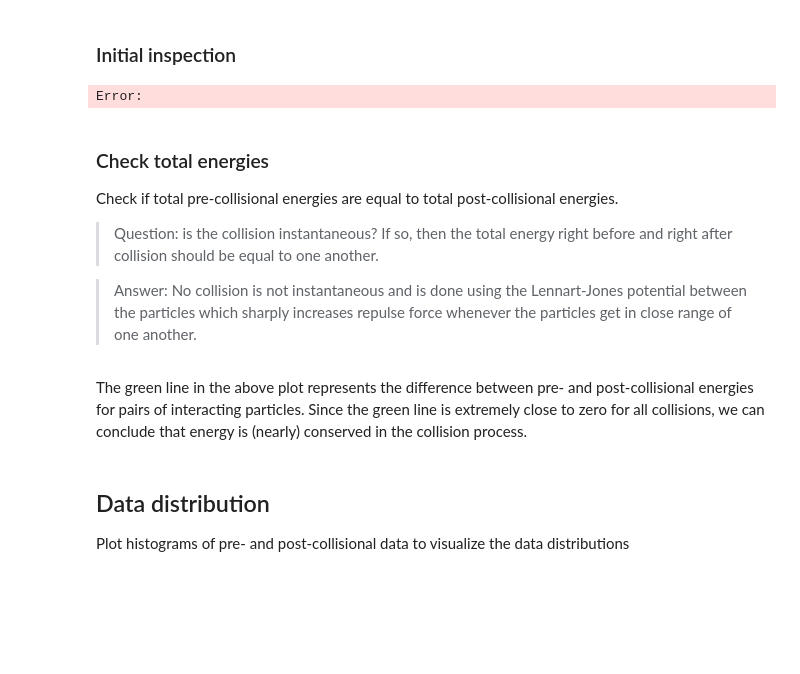
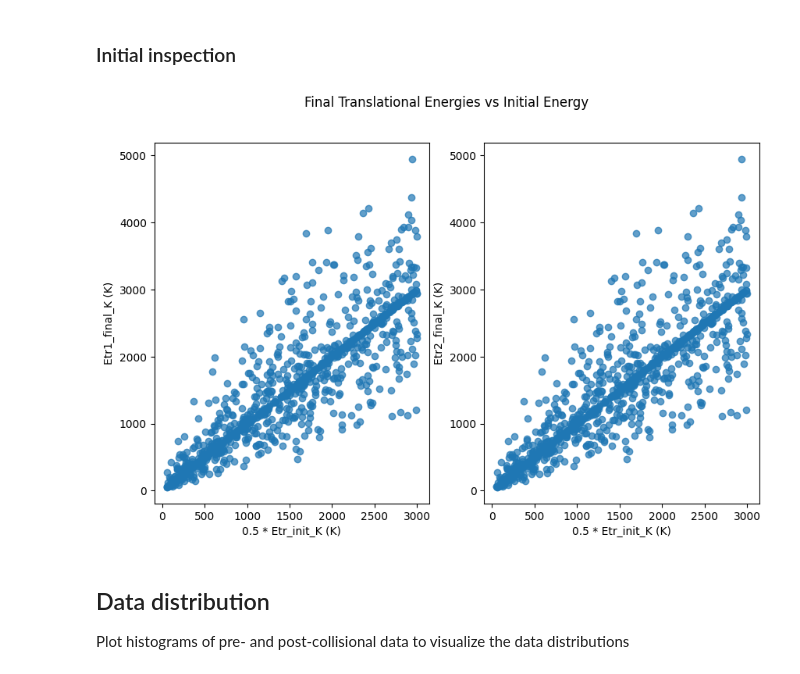
Before and after one commit to TijnZeelenberg/scatteringkernels, a Jupyter notebook: data_analysis.ipynb, the cells around one changed output. Cells and saved outputs as stored; diff of their text form; code cells hidden in the pictures; blank space fills up the shorter version.

Commit message:
Refactor data analysis to notebook

```diff
--- a/data_analysis.ipynb
+++ b/data_analysis.ipynb
@@ -28,32 +28,21 @@ There are 7 columns containing the following:
 # %%
 import pandas as pd
 import matplotlib.pyplot as plt
-import numpy as np
 
-# Visualy inspect collision dataset
 
-data_path = 'collision_dataset.txt'
+DATA_FILE = "CTC_simulation_results.csv"
 
-collision_df = pd.read_csv(data_path, header=0)
+df = pd.read_csv(DATA_FILE)
 
-fig, ax = plt.subplots(2,4)
-fig.set_size_inches(20, 10)
+fig, ax = plt.subplots(1, 2, figsize=(10, 6))
 
-for i in range(len(collision_df.columns)):
-    ax[i//4, i%4].plot(collision_df.iloc[:,i])
-    ax[i//4, i%4].set_title(collision_df.columns[i])
-
-ax[1,3].axis('off')  # Hide unused subplot
-
-plt.tight_layout()
+ax[0].scatter(0.5 * df["Etr_init_K"], df["Etr1_final_K"], alpha=0.7)
+ax[1].scatter(0.5 * df["Etr_init_K"], df["Etr2_final_K"], alpha=0.7)
+ax[0].set_xlabel("0.5 * Etr_init_K (K)")
+ax[0].set_ylabel("Etr1_final_K (K)")
+ax[1].set_xlabel("0.5 * Etr_init_K (K)")
+ax[1].set_ylabel("Etr2_final_K (K)")
+plt.suptitle("Final Translational Energies vs Initial Energy")
 plt.show()
 # %% [output]
-Error:
+[figure, added]
-# %% [markdown]
-### Check total energies
-
-Check if total pre-collisional energies are equal to total post-collisional energies.
-
-> Question: is the collision instantaneous? If so, then the total energy right before and right after collision should be equal to one another.
-
-> Answer: No collision is not instantaneous and is done using the Lennart-Jones potential between the particles which sharply increases repulse force whenever the particles get in close range of one another.
@@ -90,5 +49,3 @@ print(collision_df['Etr'].min(), collision_df['Etr'].max())
-# %% [markdown]
-The green line in the above plot represents the difference between pre- and post-collisional energies for pairs of interacting particles. Since the green line is extremely close to zero for all collisions, we can conclude that energy is (nearly) conserved in the collision process.
 # %% [markdown]
 ## Data distribution
 Plot histograms of pre- and post-collisional data to visualize the data distributions
```
Also changed, not shown: parts of 4 cells of this notebook, 2 other files.
